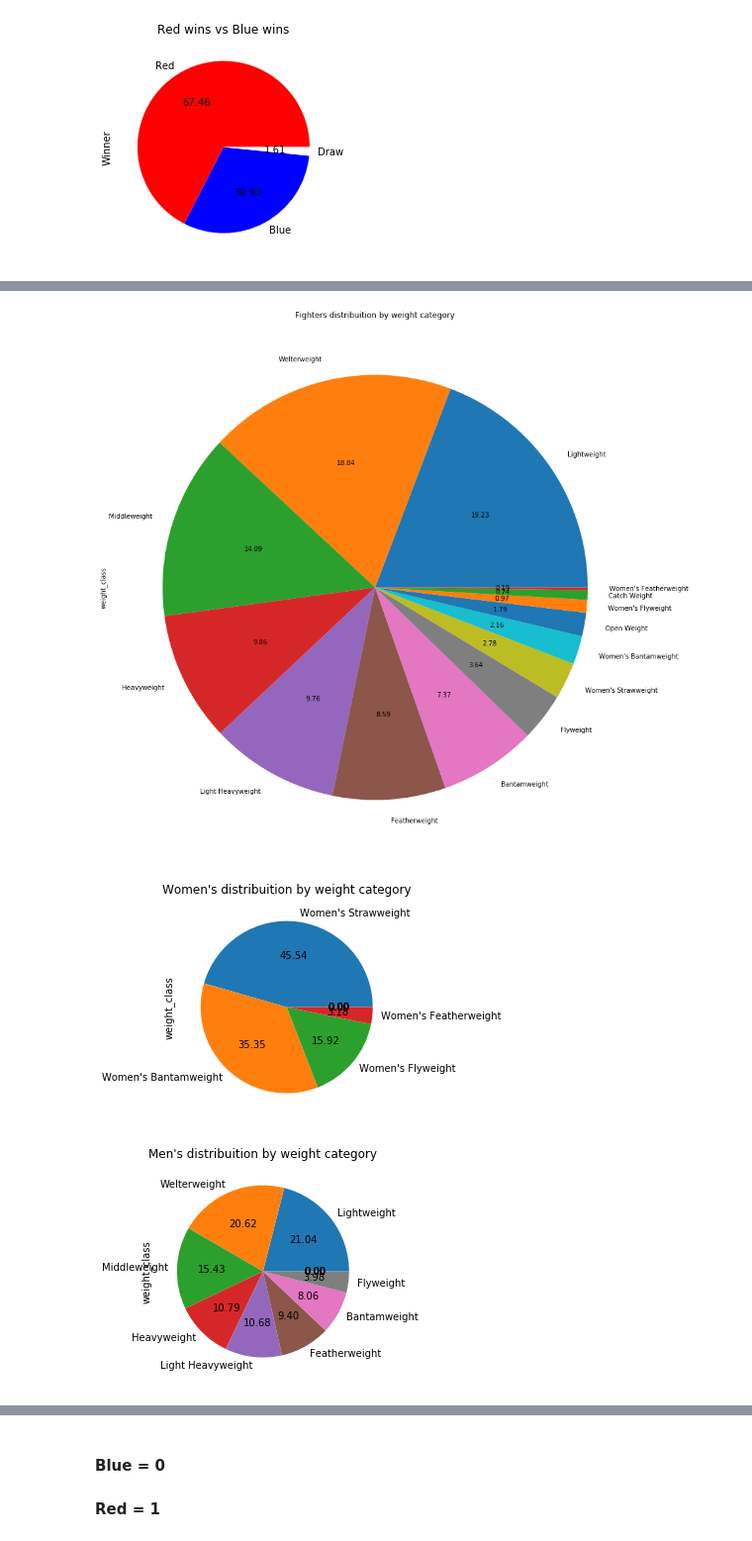
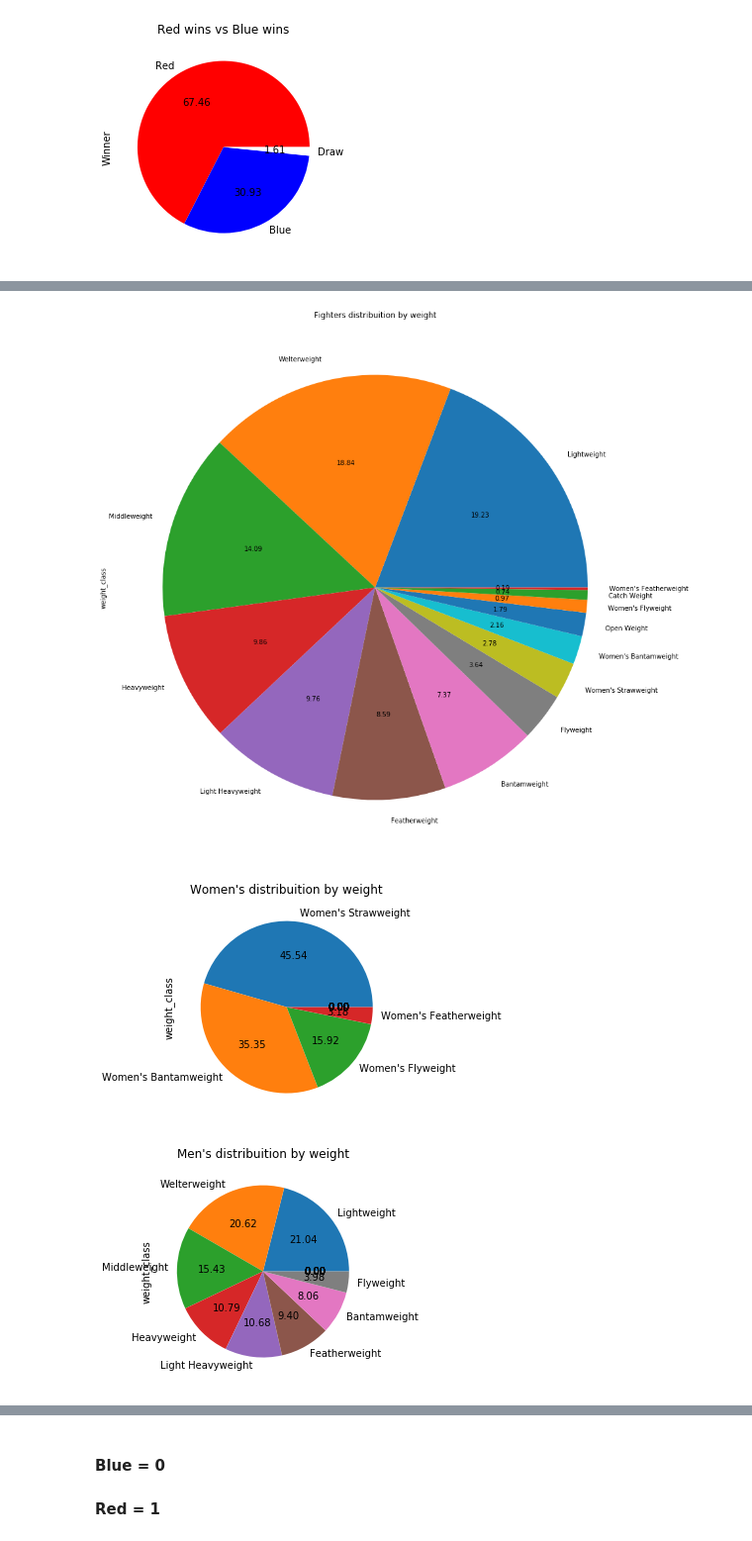
Before and after one commit to VergaraC/Dados_P3, a Jupyter notebook: Projeto3.ipynb, the cells around one changed output, grey strips where cells are left out. Shown at 99% size. Cells and saved outputs as stored; diff of their text form; code cells hidden in the pictures.

```diff
--- a/Projeto3.ipynb
+++ b/Projeto3.ipynb
@@ -110,28 +110,28 @@ graf_winner_with_title1.Winner.value_counts().plot(kind='pie', colors=['red','bl
 # %%
 plt.figure(figsize=(20,15))
-plt.title("Fighters distribuition by weight category")
+plt.title("Fighters distribuition by weight")
 data['weight_class'].value_counts().plot(kind='pie',autopct="%0.2f",legend=False);
 # %% [output]
-[figure, old version]
+[figure, new version]
 # %%
 data_mulher = data.loc[(data.weight_class=="Women's Bantamweight")|
                        (data.weight_class=="Women's Featherweight")|
                        (data.weight_class=="Women's Flyweight")|
                        (data.weight_class=="Women's Strawweight"),:]
-plt.title("Women's distribuition by weight category")
+plt.title("Women's distribuition by weight")
 data_mulher.weight_class.value_counts().plot(kind='pie',autopct="%0.2f",legend=False);
 # %% [output]
-[figure, old version]
+[figure, new version]
 # %%
 data_homem = data.loc[(data.weight_class=="Flyweight")|
                        (data.weight_class=="Bantamweight")|
                        (data.weight_class=="Featherweight")|
                        (data.weight_class=="Lightweight")|
                        (data.weight_class=="Welterweight")|
                        (data.weight_class=="Middleweight")|
                        (data.weight_class=="Light Heavyweight")|
                        (data.weight_class=="Heavyweight"),:]
-plt.title("Men's distribuition by weight category")
+plt.title("Men's distribuition by weight")
 data_homem.weight_class.value_counts().plot(kind='pie',autopct="%0.2f",legend=False);
 # %% [output]
-[figure, old version]
+[figure, new version]
```
Also changed, not shown: parts of 6 cells of this notebook, 1 other file.
